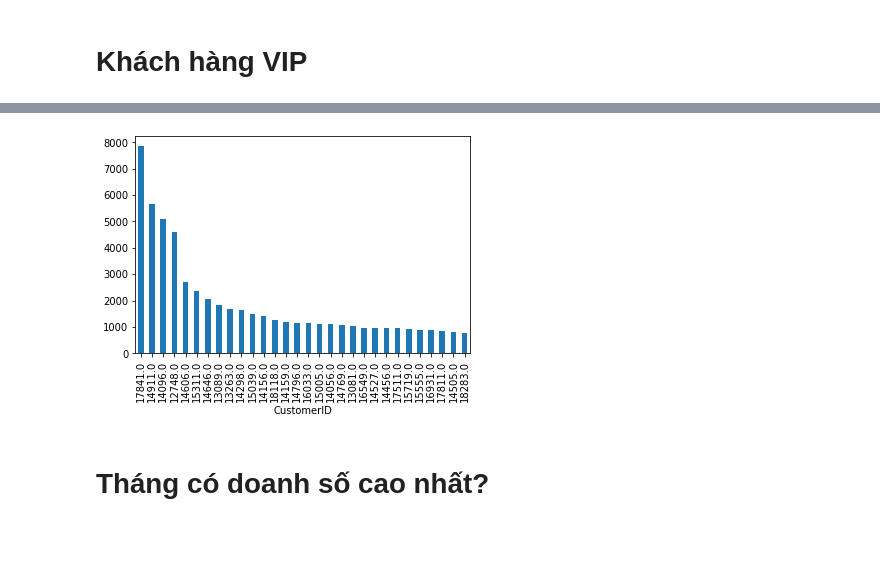
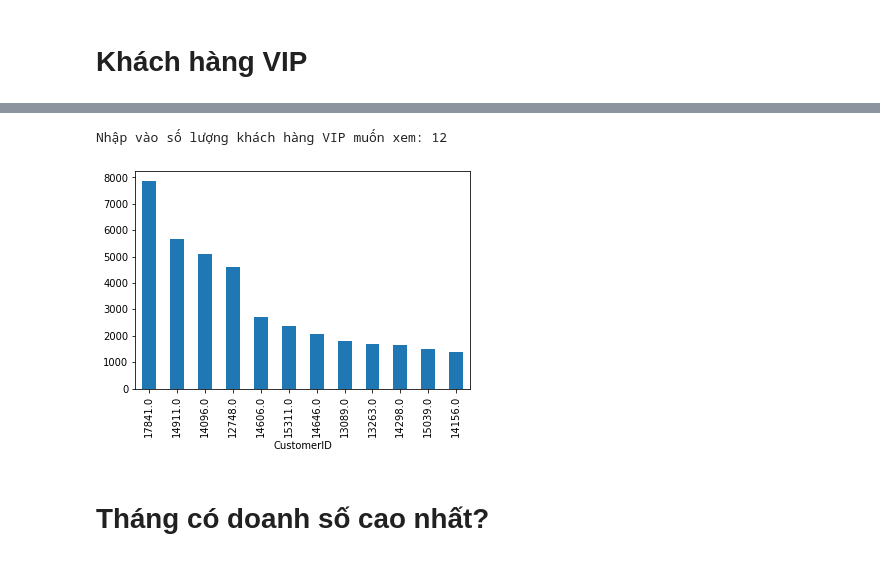
Before and after one commit to Edna-soso/DataAnalysis_Project, a Jupyter notebook: Data_Visualization/Data_Visualization.ipynb, the cells around one changed output, grey strips where cells are left out. Saved outputs shown, nothing was run; the diff lists cells and outputs as text; code cells hidden in the pictures.

```diff
--- a/Data_Visualization/Data_Visualization.ipynb
+++ b/Data_Visualization/Data_Visualization.ipynb
@@ -76,7 +76,10 @@ data.insert(7,"InvoiceDate", moving_column)
 # %% [markdown]
 # **Khách hàng VIP**
 # %%
-quan_stock = data.groupby("CustomerID").count()["InvoiceNo"]
-quan_stock= quan_stock.sort_values()
-quan_stock_top= quan_stock.nlargest(30)
-quan_stock_top
+def VIP_customer():
+  n= int(input("Nhập vào số lượng khách hàng VIP muốn xem: "))
+  quan_stock = data.groupby("CustomerID").count()["InvoiceNo"]
+  quan_stock= quan_stock.sort_values()
+  quan_stock_top= quan_stock.nlargest(n)
+  quan_stock_top.plot.bar()
+  plt.show()
@@ -101,7 +86,7 @@ Name: InvoiceNo, dtype: int64
-# %%
-quan_stock_top.plot.bar()
-plt.show()
-# %% [output]
-[figure, removed]
+# %%
+VIP_customer()
+# %% [output]
+Nhập vào số lượng khách hàng VIP muốn xem: 12
+[figure, added]
 # %% [markdown]
 # **Tháng có doanh số cao nhất?**
```
Also changed, not shown: parts of 39 cells of this notebook.
